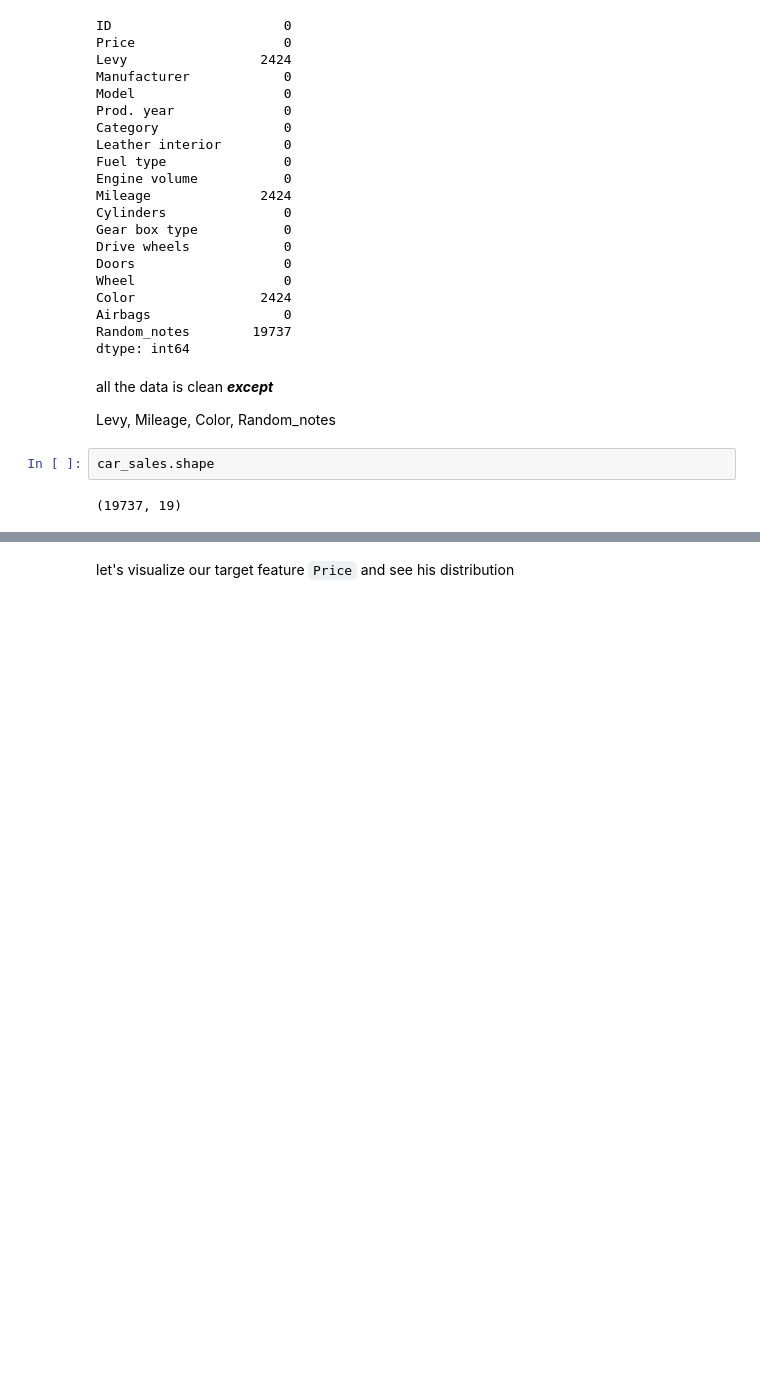
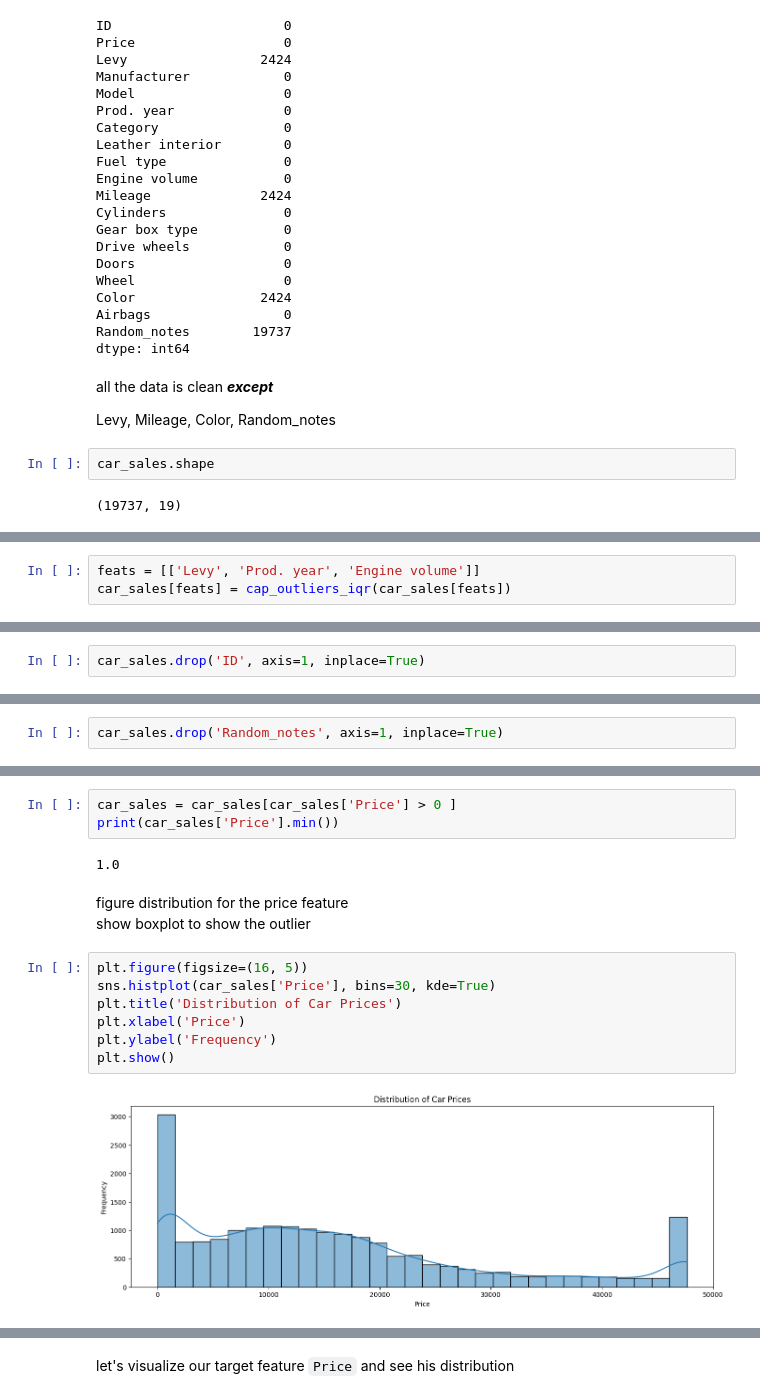
Before and after one commit to ahmeddiab1234/End-to-End-Car-Price-prediction, a Jupyter notebook: EDA.ipynb, the cells around one changed output, grey strips where cells are left out. Saved outputs shown, nothing was run; the diff lists cells and outputs as text; blank space fills up the shorter version.

```diff
--- a/EDA.ipynb
+++ b/EDA.ipynb
@@ -322,0 +357,3 @@ car_sales.shape
+# %%
+feats = [['Levy', 'Prod. year', 'Engine volume']]
+car_sales[feats] = cap_outliers_iqr(car_sales[feats])
@@ -322,0 +366,2 @@ car_sales.shape
+# %%
+car_sales.drop('ID', axis=1, inplace=True)
@@ -322,0 +370,2 @@ car_sales.shape
+# %%
+car_sales.drop('Random_notes', axis=1, inplace=True)
@@ -322,0 +405,17 @@ car_sales.shape
+# %%
+car_sales = car_sales[car_sales['Price'] > 0 ]
+print(car_sales['Price'].min())
+# %% [output]
+1.0
+# %% [markdown]
+figure distribution for the price feature
+show boxplot to show the outlier
+# %%
+plt.figure(figsize=(16, 5))
+sns.histplot(car_sales['Price'], bins=30, kde=True)
+plt.title('Distribution of Car Prices')
+plt.xlabel('Price')
+plt.ylabel('Frequency')
+plt.show()
+# %% [output]
+[figure, added]
```
Also changed, not shown: parts of 59 cells of this notebook.
